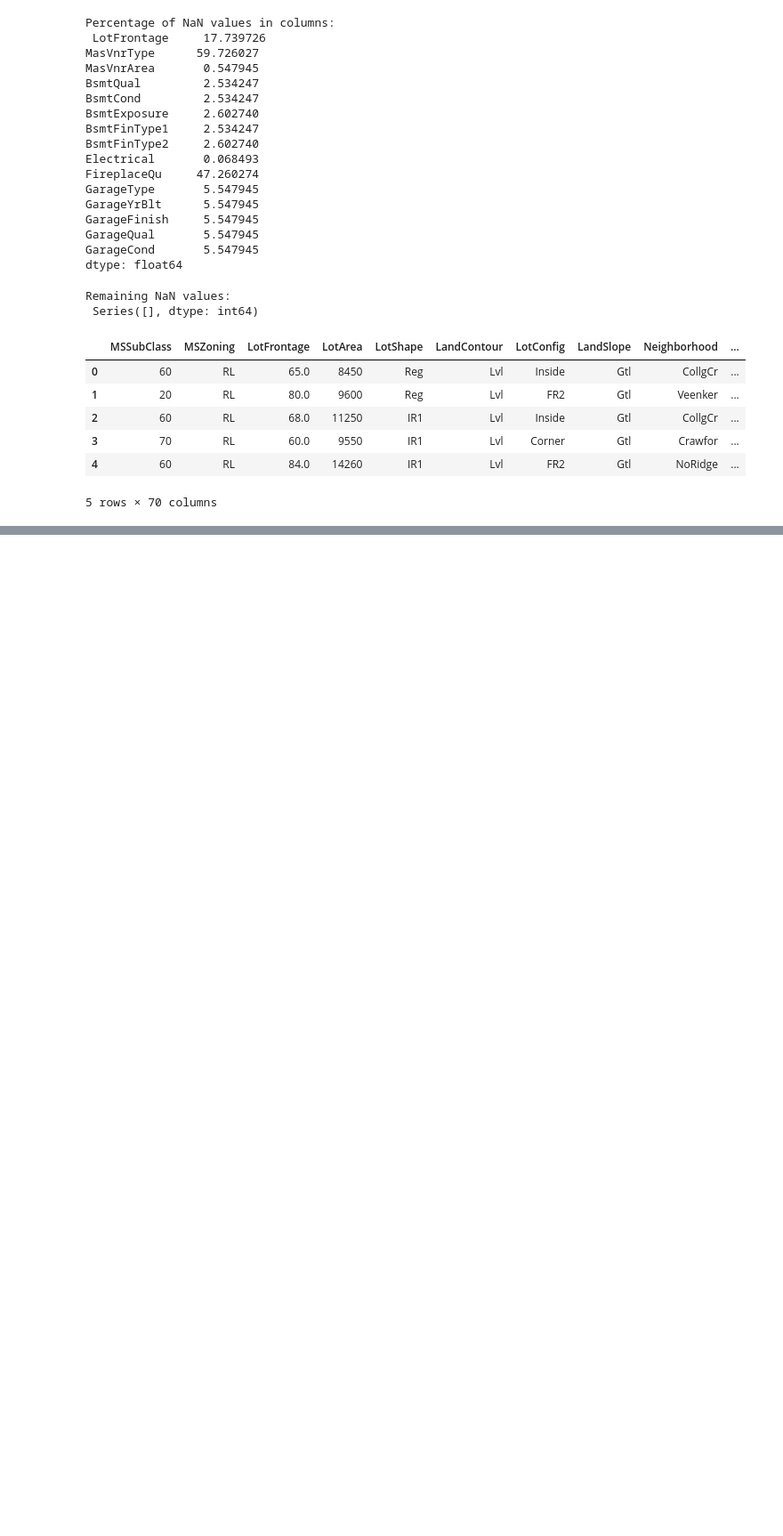
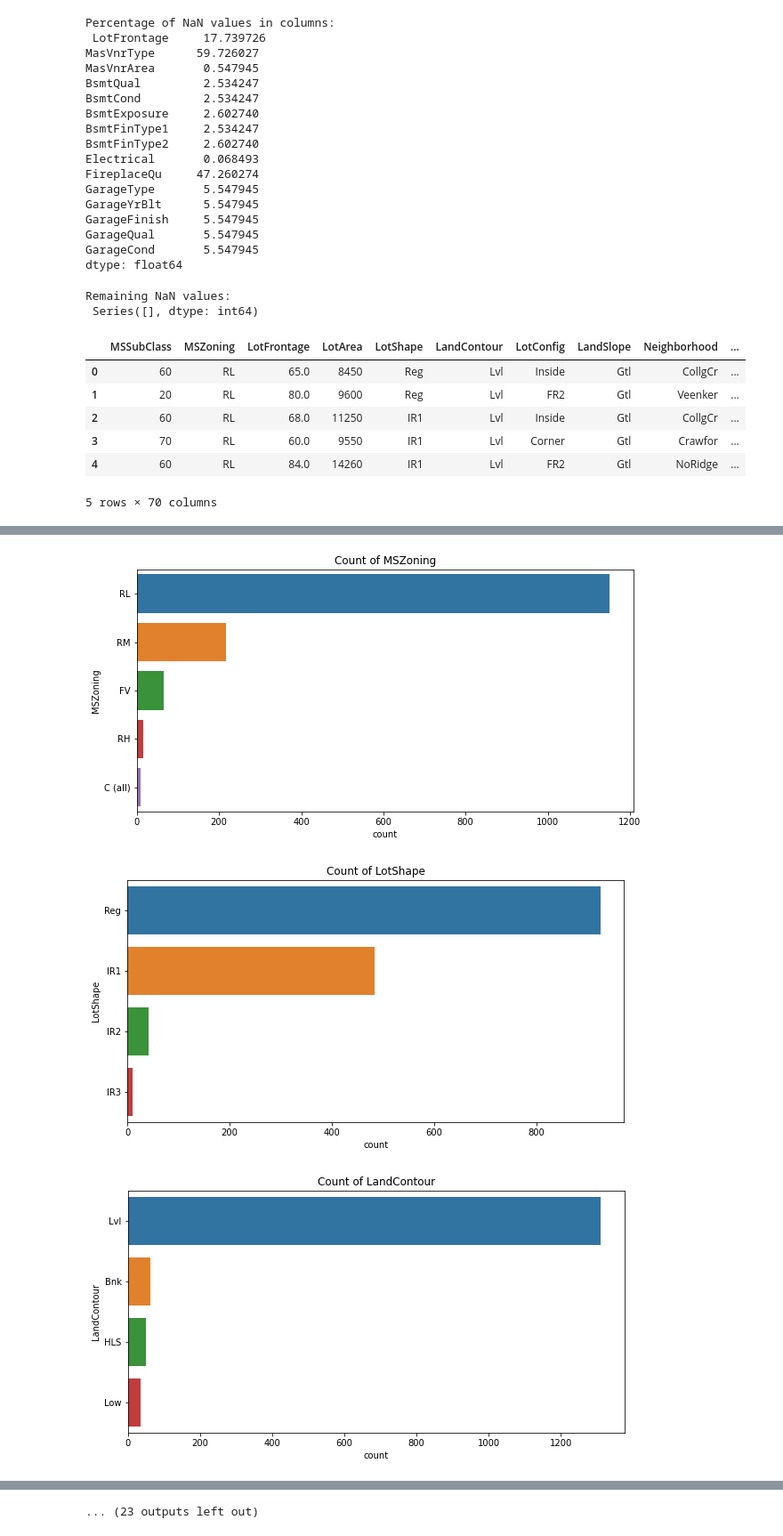
Before and after one commit to NamaembaSilali/House-Prices---Advanced-Regression-Techniques, a Jupyter notebook: index.ipynb, the cells around one changed output, grey strips where cells are left out. Shown at 89% size. Drawn from its saved outputs; the diff is of its cells as text; code cells hidden in the pictures; blank space fills up the shorter version.

```diff
--- a/index.ipynb
+++ b/index.ipynb
@@ -194,0 +248,12 @@ data.head()
+# %%
+# Categorical columns
+categorical_cols = data.select_dtypes(include=['object']).columns
+for col in categorical_cols:
+    plt.figure(figsize=(10, 5))
+    sns.countplot(y=data[col], order=data[col].value_counts().index)
+    plt.title(f'Count of {col}')
+    plt.show()
+# %% [output]
+[figure, added]
+[figure, added]
+[figure, added]
@@ -194,0 +269 @@ data.head()
+... (23 outputs left out)
```
Also changed, not shown: parts of 9 cells of this notebook.
